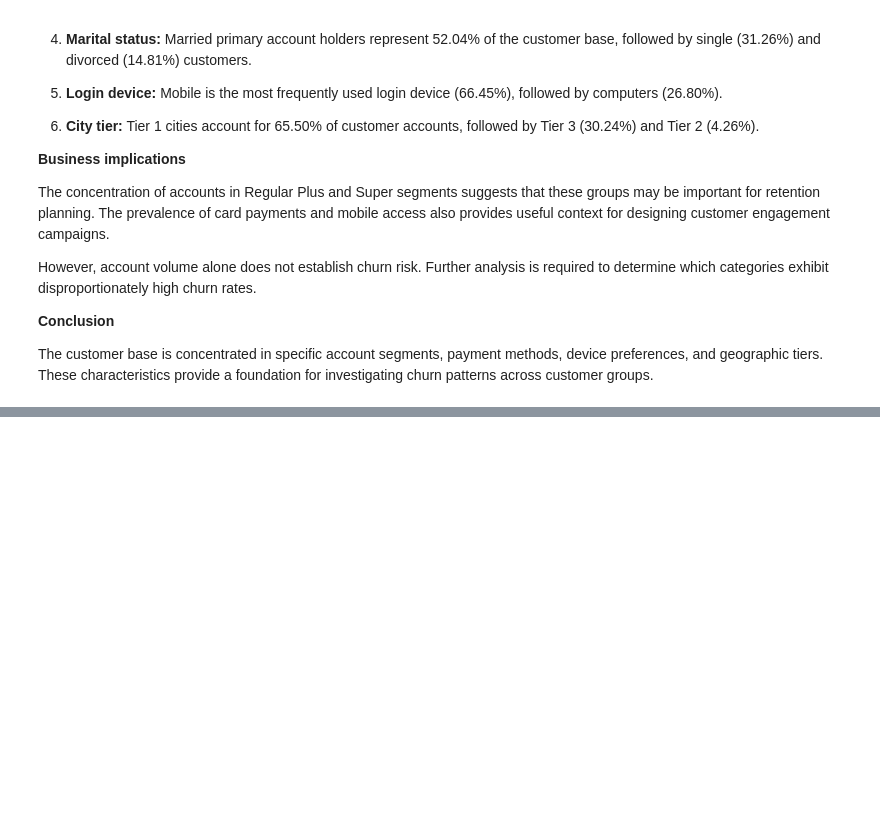
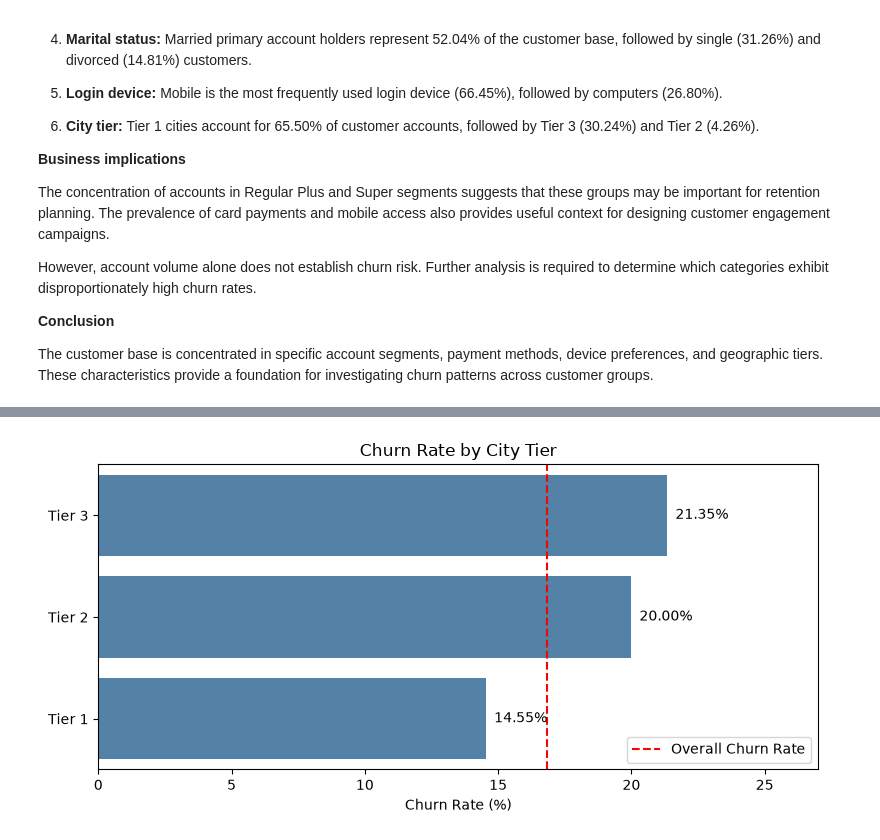
Before and after one commit to timayabi2020/churn-prediction-mlops, a Jupyter notebook: notebooks/churn_prediction.ipynb, the cells around one changed output, grey strips where cells are left out. Cells and saved outputs as stored; diff of their text form; code cells hidden in the pictures; blank space fills up the shorter version.

```diff
--- a/notebooks/churn_prediction.ipynb
+++ b/notebooks/churn_prediction.ipynb
@@ -999,0 +1234,38 @@ The customer base is concentrated in specific account segments, payment methods,
+# %%
+city_summary = churn_segment_results["City_Tier"].copy()
+
+city_summary["City_Tier"] = (
+    city_summary["City_Tier"]
+    .astype(int)
+    .astype(str)
+    .map(lambda x: f"Tier {x}")
+)
+
+plt.figure(figsize=(8, 4))
+
+ax = sns.barplot(
+    data=city_summary,
+    x="Churn Rate (%)",
+    y="City_Tier",
+    color="steelblue"
+)
+
+plt.axvline(
+    df_eda["Churn"].mean() * 100,
+    color="red",
+    linestyle="--",
+    label="Overall Churn Rate"
+)
+
+for i, value in enumerate(city_summary["Churn Rate (%)"]):
+    ax.text(value + 0.3, i, f"{value:.2f}%", va="center")
+
+plt.xlim(0, 27)
+plt.title("Churn Rate by City Tier")
+plt.xlabel("Churn Rate (%)")
+plt.ylabel("")
+plt.legend()
+plt.tight_layout()
+plt.show()
+# %% [output]
+[figure, added]
```
Also changed, not shown: parts of 21 cells of this notebook.
